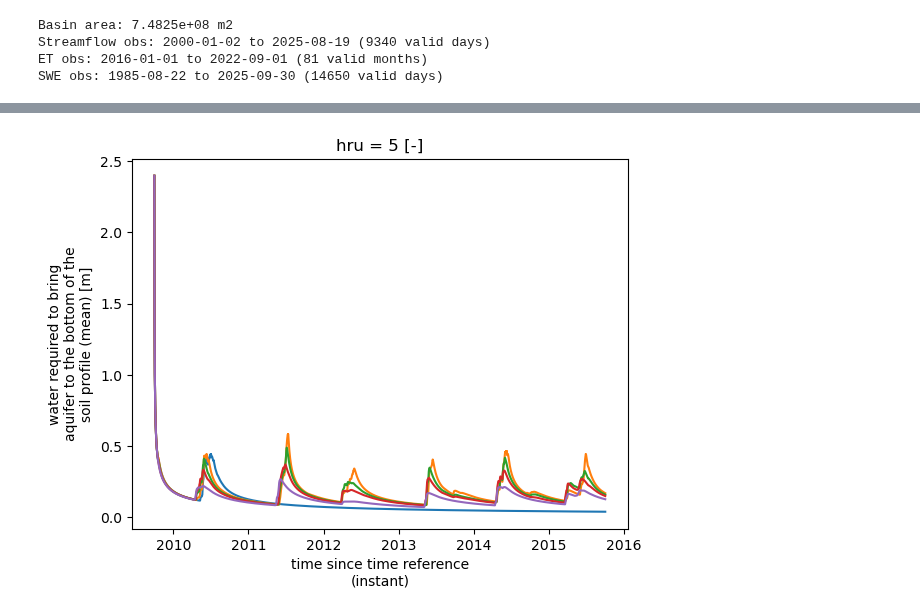
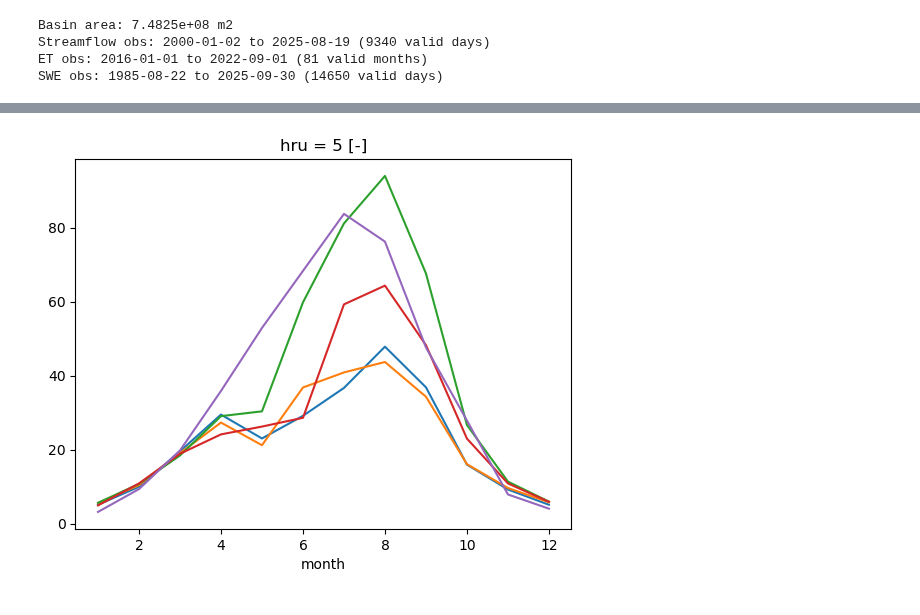
Before and after one commit to dlhogan97/CONFLUENCE-uwmtnhydro, a Jupyter notebook: ess-project/modeling/04-distributed/elevation/Lightweight_Model_Runner_Distributed.ipynb, the cells around one changed output, grey strips where cells are left out. Cells and saved outputs as stored; diff of their text form; code cells hidden in the pictures.

```diff
--- a/ess-project/modeling/04-distributed/elevation/Lightweight_Model_Runner_Distributed.ipynb
+++ b/ess-project/modeling/04-distributed/elevation/Lightweight_Model_Runner_Distributed.ipynb
@@ -855,7 +860,7 @@ def streamflow_series(ds: xr.Dataset, basin_area_m2: float, freq: str = 'D', ret
     }
 
     if CONFIG_UPDATES.get('USE_LINEAR_RESERVOIR_ROUTING', False) and 'scalarTotalRunoff' in ds:
-        q = ds['scalarTotalRunoff'].squeeze()
+        q = ds['averageInstantRunoff'].squeeze()
         q_cms_daily = (q * basin_area_m2).to_pandas().resample('D').mean()
         k_fast, k_slow, f_fast = _resolve_lr_params_from_config_updates()
         routed = _two_linear_reservoir_daily(q_cms_daily.values, k_fast, k_slow, f_fast)
@@ -869,7 +874,7 @@ def streamflow_series(ds: xr.Dataset, basin_area_m2: float, freq: str = 'D', ret
             'f_fast': f_fast,
         })
     else:
-        if 'averageRoutedRunoffs' in ds:
+        if 'averageRoutedRunoff' in ds:
             q = ds['averageRoutedRunoff'].squeeze()
             details['source_var'] = 'averageRoutedRunoff'
         elif 'averageInstantRunoff' in ds:
@@ -1026,7 +1042,7 @@ else:
     print(f'Reference scenario: {reference_scenario}')
 
     # Figure 1: streamflow, aquifer diagnostics, SWE
-    fig, axes = plt.subplots(3, 1, figsize=(13, 12), sharex=False)
+    fig, axes = plt.subplots(3, 1, figsize=(13, 12), sharex=True)
 
     ax = axes[0]
     if not obs_q.empty:
@@ -1042,7 +1058,7 @@ else:
     ax.legend(ncol=2, fontsize=9)
 
     ax = axes[1]
-    ax2 = ax.twinx()
+
     colors = plt.rcParams['axes.prop_cycle'].by_key()['color']
     if 'metrics_df' in globals() and not metrics_df.empty:
         plot_metrics = metrics_df.set_index('scenario')
@@ -1054,20 +1070,33 @@ else:
         with xr.open_dataset(scenario_outputs[scn]) as ds:
             recharge_var = pick_var(ds, AQ_RECHARGE_CANDIDATES)
             baseflow_var = pick_var(ds, AQ_BASEFLOW_CANDIDATES)
+            soil_drainage_var = 'scalarSoilDrainage' if 'scalarSoilDrainage' in ds else None
+            surface_runoff_var = 'scalarSurfaceRunoff' if 'scalarSurfaceRunoff' in ds else None
             routed = ds['scalarTotalRunoff_mean'] if 'scalarTotalRunoff_mean' in ds else ds.get('scalarTotalRunoff', None)
             if recharge_var is not None:
                 recharge = ds[recharge_var].squeeze().to_pandas().resample('MS').sum().loc[timeslice_m]
-                ax.plot(recharge.index, recharge.values, lw=1.5, color=color, label=f'{scn} recharge')
+                if recharge.mean().sum() > 0:
+                    ax.plot(recharge.index, recharge.values, lw=1.5, color=color, label=f'{scn} recharge')
+                else:
+                    # plot soil drainage
+                    drainage = ds[soil_drainage_var].squeeze().to_pandas().resample('MS').sum().loc[timeslice_m] if soil_drainage_var else None
+                    surface_runoff = ds[surface_runoff_var].squeeze().to_pandas().resample('MS').sum().loc[timeslice_m] if surface_runoff_var else None
+                    ax.plot(drainage.index, drainage.values, lw=1.5, color=color, label=f'{scn} soil drainage')
+                    ax.plot(surface_runoff.index, surface_runoff.values, lw=1.5, color='red', linestyle='--', label=f'{scn} surface runoff')
             if baseflow_var is not None and routed is not None:
                 baseflow = ds[baseflow_var].squeeze().to_pandas().resample('7D').mean().loc[timeslice_m] * basin_area_m2
-                routed_q = routed.squeeze().to_pandas().resample('7D').mean().loc[timeslice_m] * basin_area_m2
-                common = baseflow.index.intersection(routed_q.index)
-                fraction = baseflow.loc[common] / routed_q.loc[common].replace(0, np.nan)
-                ax2.plot(common, fraction.values, lw=1.5, linestyle='--', color=color, label=f'{scn} baseflow')
+                if baseflow.mean().sum() > 0:
+                    ax2 = ax.twinx()
+                    routed_q = routed.squeeze().to_pandas().resample('7D').mean().loc[timeslice_m] * basin_area_m2
+                    common = baseflow.index.intersection(routed_q.index)
+                    fraction = baseflow.loc[common] / routed_q.loc[common].replace(0, np.nan)
+                    ax2.plot(common, fraction.values, lw=1.5, linestyle='--', color=color, label    =f'{scn} baseflow')
+                    ax2.set_ylabel('Baseflow fraction')
+                    ax2.set_ylim(0, 1)
     ax.set_title('Aquifer diagnostics (recharge and baseflow fraction)')
     ax.set_ylabel('Recharge (monthly sum)')
-    ax2.set_ylabel('Baseflow fraction')
-    ax2.set_ylim(0, 1)
+    # match the x-axis
+
     ax.grid(True, alpha=0.3)
     lines1, labels1 = ax.get_legend_handles_labels()
     lines2, labels2 = ax2.get_legend_handles_labels()
@@ -1149,9 +1178,9 @@ else:
 
         if routed_runoff is not None and baseflow is not None:
             routed_series = routed_runoff.squeeze().to_pandas().resample('D').mean().loc[timeslice_q] * basin_area_m2
-            baseflow_series = baseflow.squeeze().to_pandas().resample('D').mean().loc[timeslice_q] * basin_area_m2
+            baseflow_series = soil_drainage.squeeze().to_pandas().resample('D').mean().loc[timeslice_q] * basin_area_m2
             axs[0].scatter(baseflow_series, routed_series, alpha=0.5)
-            axs[0].set_xlabel('Baseflow (m^3/s)')
+            axs[0].set_xlabel('Drainage (m^3/s)')
             axs[0].set_ylabel('Total runoff (m^3/s)')
             axs[0].set_title('Baseflow vs total runoff')
             axs[0].grid(True, alpha=0.3)
@@ -1161,8 +1190,8 @@ else:
         if surface_runoff is not None and routed_runoff is not None:
             surface_series = surface_runoff.squeeze().to_pandas().resample('D').mean().loc[timeslice_q] * basin_area_m2
             routed_series = routed_runoff.squeeze().to_pandas().resample('D').mean().loc[timeslice_q] * basin_area_m2
-            axs[1].scatter(routed_series, np.log(np.maximum(surface_series, 1e-12)), alpha=0.5)
-            axs[1].set_xlabel('log(total runoff)')
+            axs[1].scatter(routed_series, surface_series, alpha=0.5)
+            axs[1].set_xlabel('total runoff')
             axs[1].set_ylabel('log(surface runoff)')
             axs[1].set_title('Surface runoff vs total runoff')
             axs[1].grid(True, alpha=0.3)
@@ -1202,8 +1231,8 @@ WARNING: SNOTEL file not found for precip/temp comparison: /scratch/dlhogan/ess-
 # %%
 for hru in ds.hru:
-    ds['scalarAquiferStorage_mean'].sel(hru=hru).plot()
+    ((-ds['scalarTotalET']-ds['scalarSnowSublimation'])*3600*24*31).sel(hru=hru).groupby('time.month').mean().plot()
 # %% [output]
-[figure, old version]
+[figure, new version]
 # %%
 # monthly mean resample
 monthly_model_ds = ds['averageRoutedRunoff'].sel(time=timeslice_q).groupby('time.month').mean()
```
Also changed, not shown: parts of 6 cells of this notebook, 14 other files.
